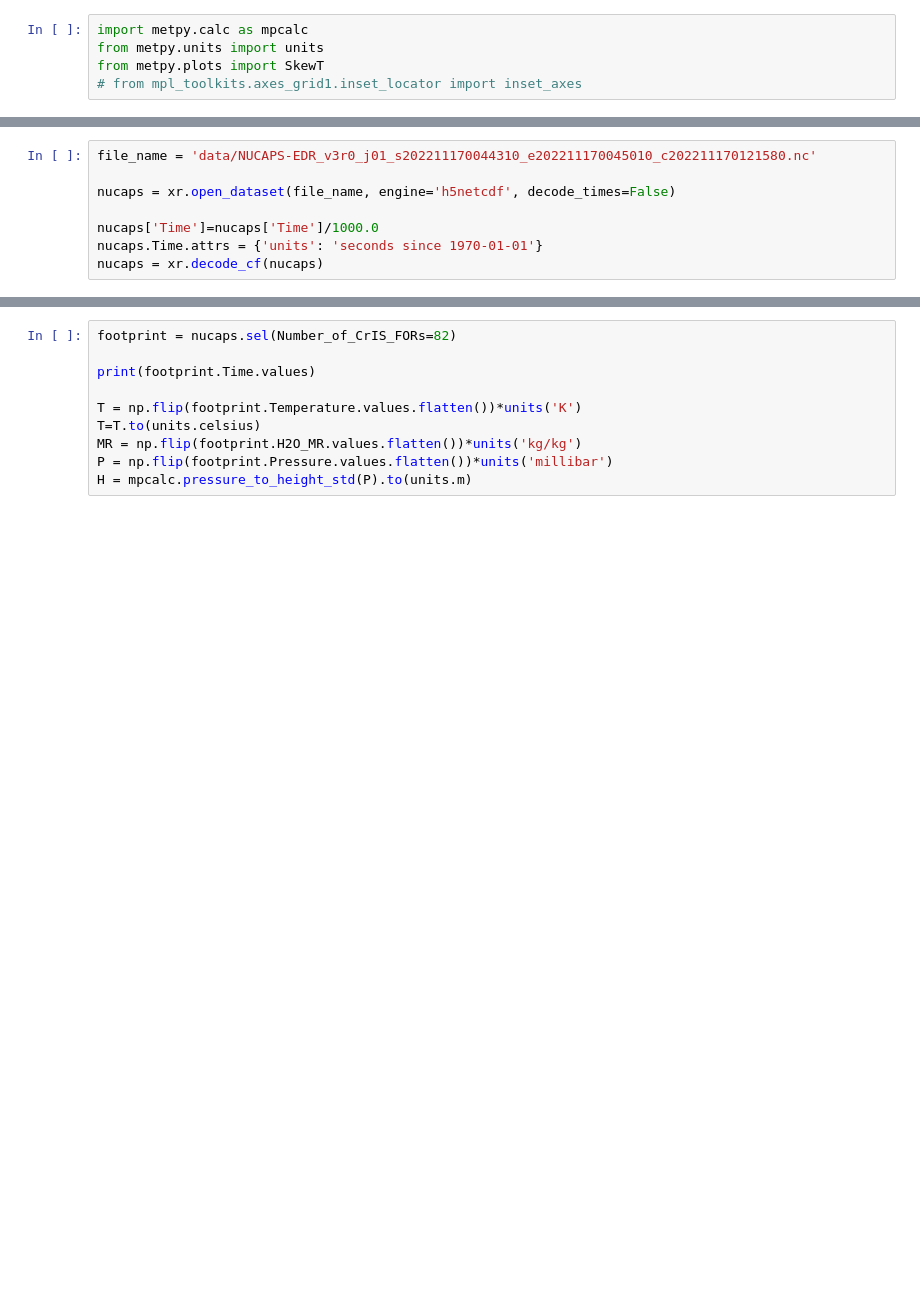
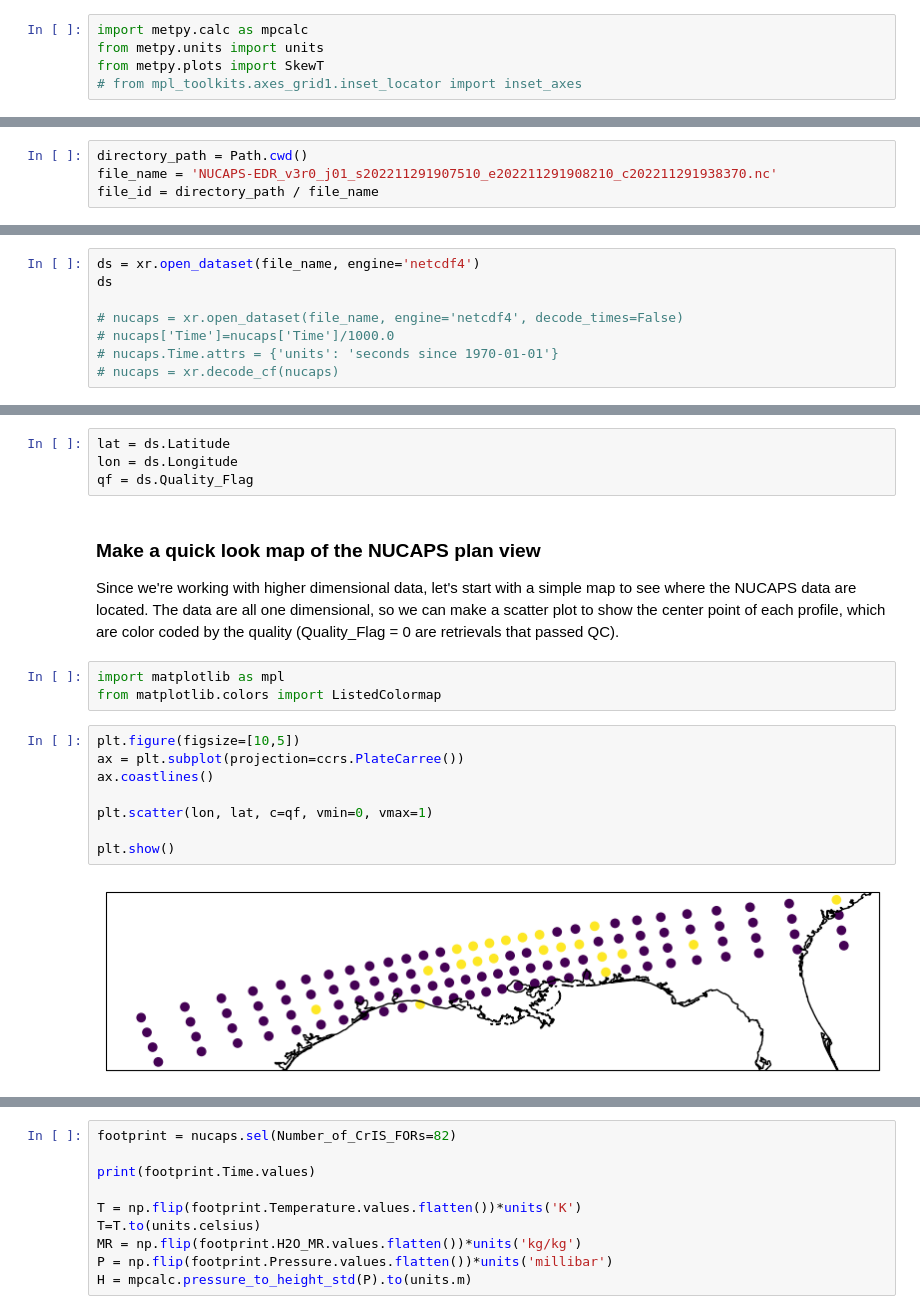
Before and after one commit to modern-tools-workshop/AMS-python-workshop-2023, a Jupyter notebook: 08_creating_skewt_plots.ipynb, the cells around one changed output, grey strips where cells are left out. Saved outputs shown, nothing was run; the diff lists cells and outputs as text; blank space fills up the shorter version.

```diff
--- a/08_creating_skewt_plots.ipynb
+++ b/08_creating_skewt_plots.ipynb
@@ -10,0 +47,4 @@ from metpy.plots import SkewT
+# %%
+directory_path = Path.cwd()
+file_name = 'NUCAPS-EDR_v3r0_j01_s202211291907510_e202211291908210_c202211291938370.nc'
+file_id = directory_path / file_name
@@ -11,8 +63,8 @@ from metpy.plots import SkewT
 # %%
-file_name = 'data/NUCAPS-EDR_v3r0_j01_s202211170044310_e202211170045010_c202211170121580.nc'
+ds = xr.open_dataset(file_name, engine='netcdf4')
+ds
 
-nucaps = xr.open_dataset(file_name, engine='h5netcdf', decode_times=False)
-
-nucaps['Time']=nucaps['Time']/1000.0
-nucaps.Time.attrs = {'units': 'seconds since 1970-01-01'}
-nucaps = xr.decode_cf(nucaps)
+# nucaps = xr.open_dataset(file_name, engine='netcdf4', decode_times=False)
+# nucaps['Time']=nucaps['Time']/1000.0
+# nucaps.Time.attrs = {'units': 'seconds since 1970-01-01'}
+# nucaps = xr.decode_cf(nucaps)
@@ -18,0 +95,21 @@ nucaps = xr.decode_cf(nucaps)
+# %%
+lat = ds.Latitude
+lon = ds.Longitude
+qf = ds.Quality_Flag
+# %% [markdown]
+### Make a quick look map of the NUCAPS plan view
+
+Since we're working with higher dimensional data, let's start with a simple map to see where the NUCAPS data are located. The data are all one dimensional, so we can make a scatter plot to show the center point of each profile, which are color coded by the quality (Quality_Flag = 0 are retrievals that passed QC).
+# %%
+import matplotlib as mpl
+from matplotlib.colors import ListedColormap
+# %%
+plt.figure(figsize=[10,5])
+ax = plt.subplot(projection=ccrs.PlateCarree())
+ax.coastlines()
+
+plt.scatter(lon, lat, c=qf, vmin=0, vmax=1)
+
+plt.show()
+# %% [output]
+[figure, added]
```
Also changed, not shown: parts of 16 cells of this notebook, 10 other files.
